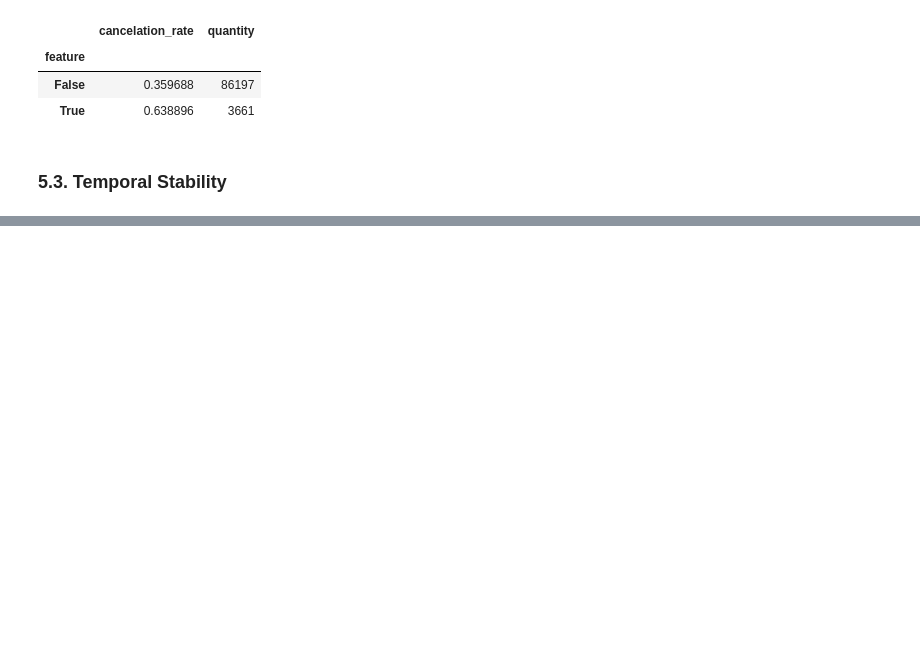
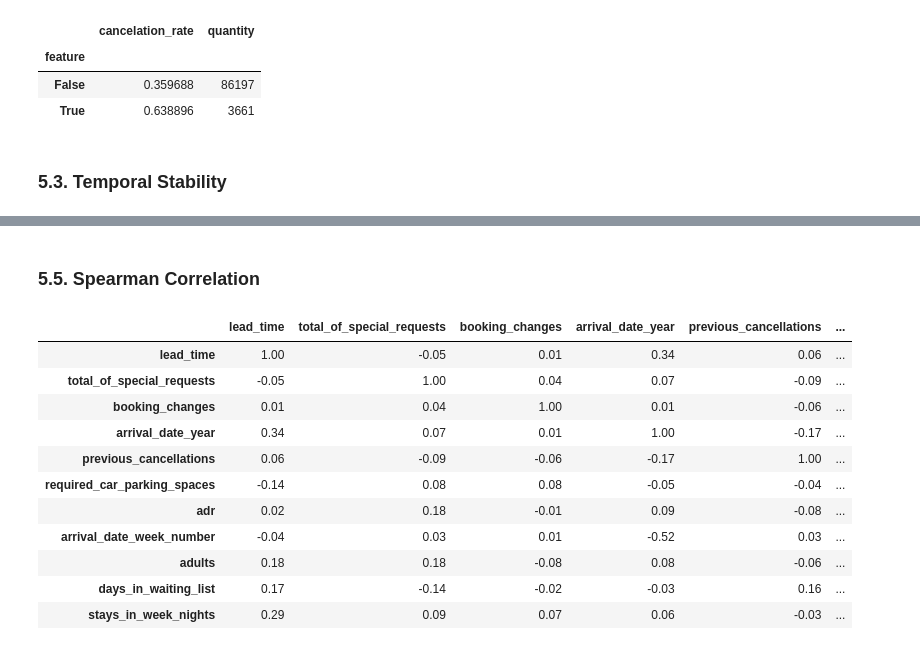
Before and after one commit to bruno-lima98/portfolio-hotel-cancellation-prediction, a Jupyter notebook: main.ipynb, the cells around one changed output, grey strips where cells are left out. Cells and saved outputs as stored; diff of their text form; code cells hidden in the pictures; blank space fills up the shorter version.

```diff
--- a/main.ipynb
+++ b/main.ipynb
@@ -1054,0 +1315,20 @@ for feature in list(tabela_estabilidade["feature"].unique()):
+# %% [markdown]
+### 5.5. Spearman Correlation
+# %%
+numeric_features_final = [f for f in lista_features if f in numerical_columns]
+
+correlacao = X_train[numeric_features_final].corr(method="spearman")
+correlacao.round(2)
+# %% [output]
+|  | lead_time | total_of_special_requests | booking_changes | arrival_date_year | previous_cancellations | ... |
+| lead_time | 1.00 | -0.05 | 0.01 | 0.34 | 0.06 | ... |
+| total_of_special_requests | -0.05 | 1.00 | 0.04 | 0.07 | -0.09 | ... |
+| booking_changes | 0.01 | 0.04 | 1.00 | 0.01 | -0.06 | ... |
+| arrival_date_year | 0.34 | 0.07 | 0.01 | 1.00 | -0.17 | ... |
+| previous_cancellations | 0.06 | -0.09 | -0.06 | -0.17 | 1.00 | ... |
+| required_car_parking_spaces | -0.14 | 0.08 | 0.08 | -0.05 | -0.04 | ... |
+| adr | 0.02 | 0.18 | -0.01 | 0.09 | -0.08 | ... |
+| arrival_date_week_number | -0.04 | 0.03 | 0.01 | -0.52 | 0.03 | ... |
+| adults | 0.18 | 0.18 | -0.08 | 0.08 | -0.06 | ... |
+| days_in_waiting_list | 0.17 | -0.14 | -0.02 | -0.03 | 0.16 | ... |
+| stays_in_week_nights | 0.29 | 0.09 | 0.07 | 0.06 | -0.03 | ... |
```
Also changed, not shown: parts of 12 cells of this notebook, 1 other file.
